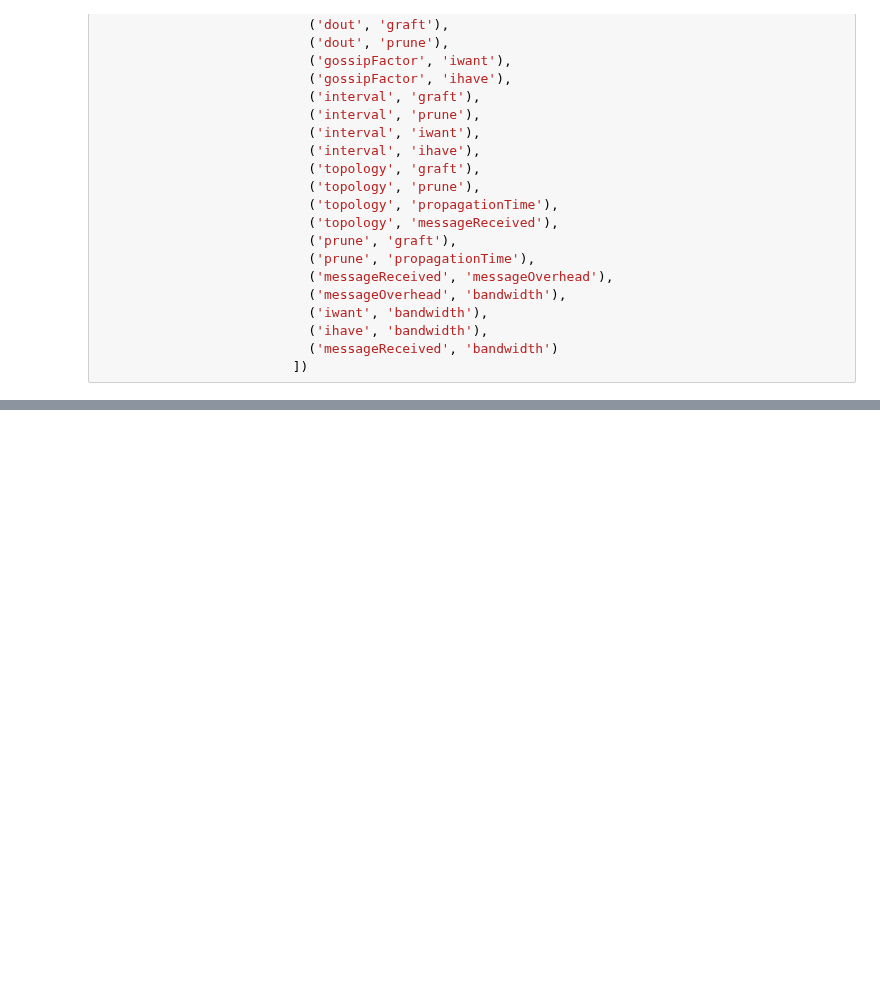
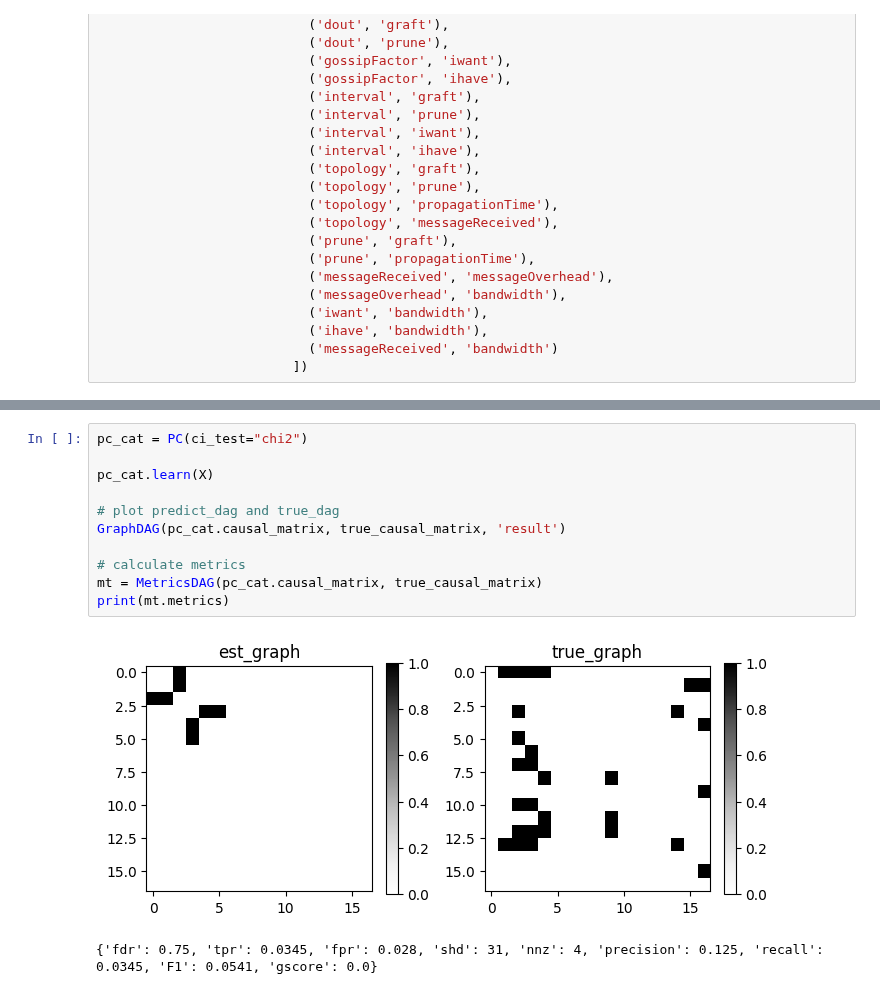
Before and after one commit to FlavScheidt/flexi-pipe, a Jupyter notebook: data/CausalAnalysis/CausalDiscovery/PcAnalysis.ipynb, the cells around one changed output, grey strips where cells are left out. Saved outputs shown, nothing was run; the diff lists cells and outputs as text; blank space fills up the shorter version.

```diff
--- a/data/CausalAnalysis/CausalDiscovery/PcAnalysis.ipynb
+++ b/data/CausalAnalysis/CausalDiscovery/PcAnalysis.ipynb
@@ -117,0 +131,14 @@ IndexError: index 17 is out of bounds for axis 0 with size 17
+# %%
+pc_cat = PC(ci_test="chi2")
+
+pc_cat.learn(X)
+
+# plot predict_dag and true_dag
+GraphDAG(pc_cat.causal_matrix, true_causal_matrix, 'result')
+
+# calculate metrics
+mt = MetricsDAG(pc_cat.causal_matrix, true_causal_matrix)
+print(mt.metrics)
+# %% [output]
+[figure, added]
+{'fdr': 0.75, 'tpr': 0.0345, 'fpr': 0.028, 'shd': 31, 'nnz': 4, 'precision': 0.125, 'recall': 0.0345, 'F1': 0.0541, 'gscore': 0.0}
```
Also changed, not shown: parts of 9 cells of this notebook, 1 other file.
